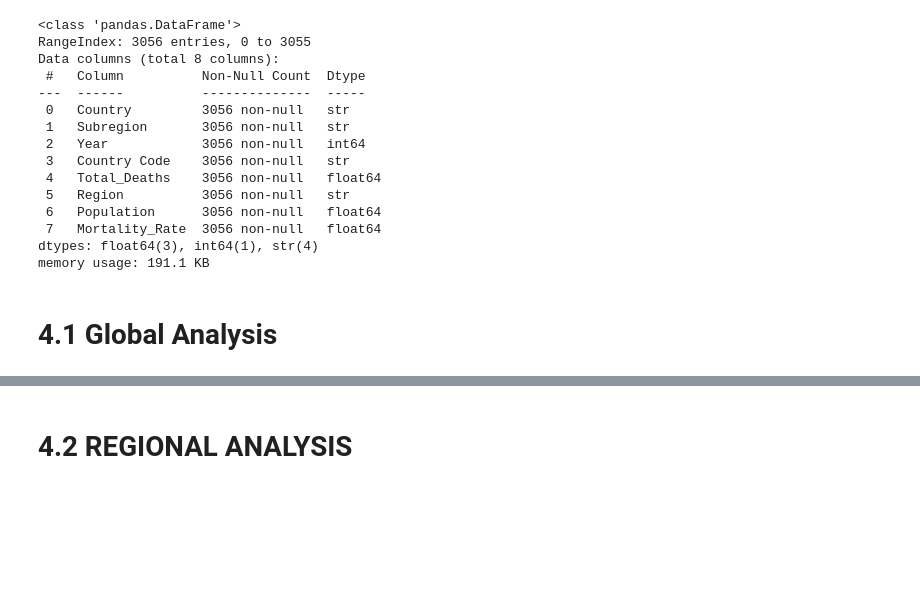
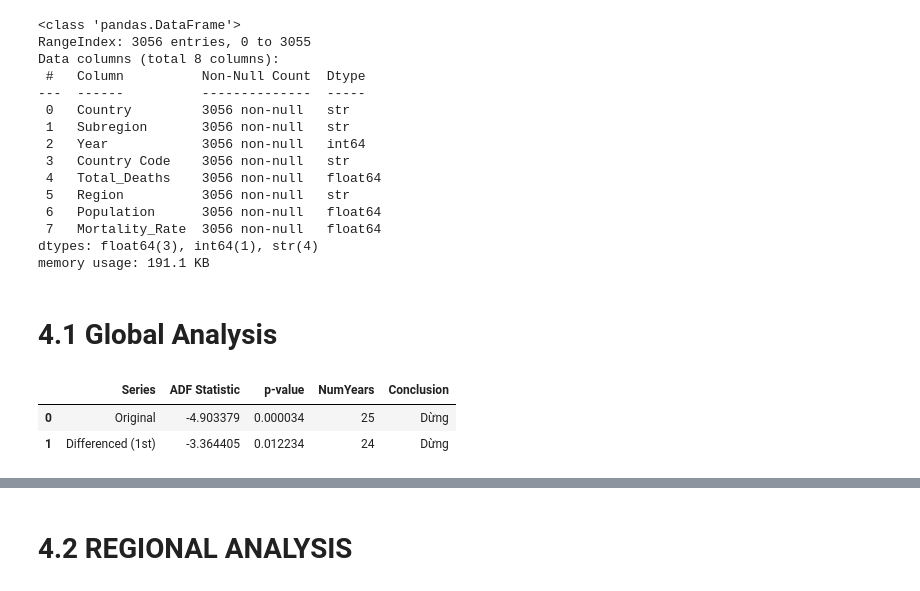
Before and after one commit to NgocMypzg/Mortality_Rate_Forecasting, a Jupyter notebook: notebook/eda.ipynb, the cells around one changed output, grey strips where cells are left out. Saved outputs shown, nothing was run; the diff lists cells and outputs as text; code cells hidden in the pictures; blank space fills up the shorter version.

```diff
--- a/notebook/eda.ipynb
+++ b/notebook/eda.ipynb
@@ -30 +41,38 @@ memory usage: 191.1 KB
+# %%
+# ADF Test -> Summary Table
+alpha = 0.05
+
+# First Difference
+diff_ts = global_ts.diff().dropna()
+
+def safe_adf(ts):
+    ts = ts.dropna()
+    # tránh lỗi: quá ít điểm hoặc chuỗi hằng
+    if len(ts) < 4 or np.isclose(ts.max(), ts.min()):
+        return (np.nan, np.nan, "Không đủ dữ liệu")
+    try:
+        res = adfuller(ts)
+        stat, pval = res[0], res[1]
+        conclusion = "Dừng" if pval < alpha else "Không dừng"
+        return (stat, pval, conclusion)
+    except Exception:
+        return (np.nan, np.nan, "Không đủ dữ liệu")
+
+stat0, p0, concl0 = safe_adf(global_ts)
+stat1, p1, concl1 = safe_adf(diff_ts)
+
+adf_table = pd.DataFrame(
+    [
+        ["Original", stat0, p0, len(global_ts), concl0],
+        ["Differenced (1st)", stat1, p1, len(diff_ts), concl1],
+    ],
+    columns=["Series", "ADF Statistic", "p-value", "NumYears", "Conclusion"]
+)
+
+adf_table["p-value"] = adf_table["p-value"].map(lambda x: f"{x:.6f}" if pd.notna(x) else x)
+adf_table
+# %% [output]
+|  | Series | ADF Statistic | p-value | NumYears | Conclusion |
+| 0 | Original | -4.903379 | 0.000034 | 25 | Dừng |
+| 1 | Differenced (1st) | -3.364405 | 0.012234 | 24 | Dừng |
 # %%
```
Also changed, not shown: parts of 3 cells of this notebook.
